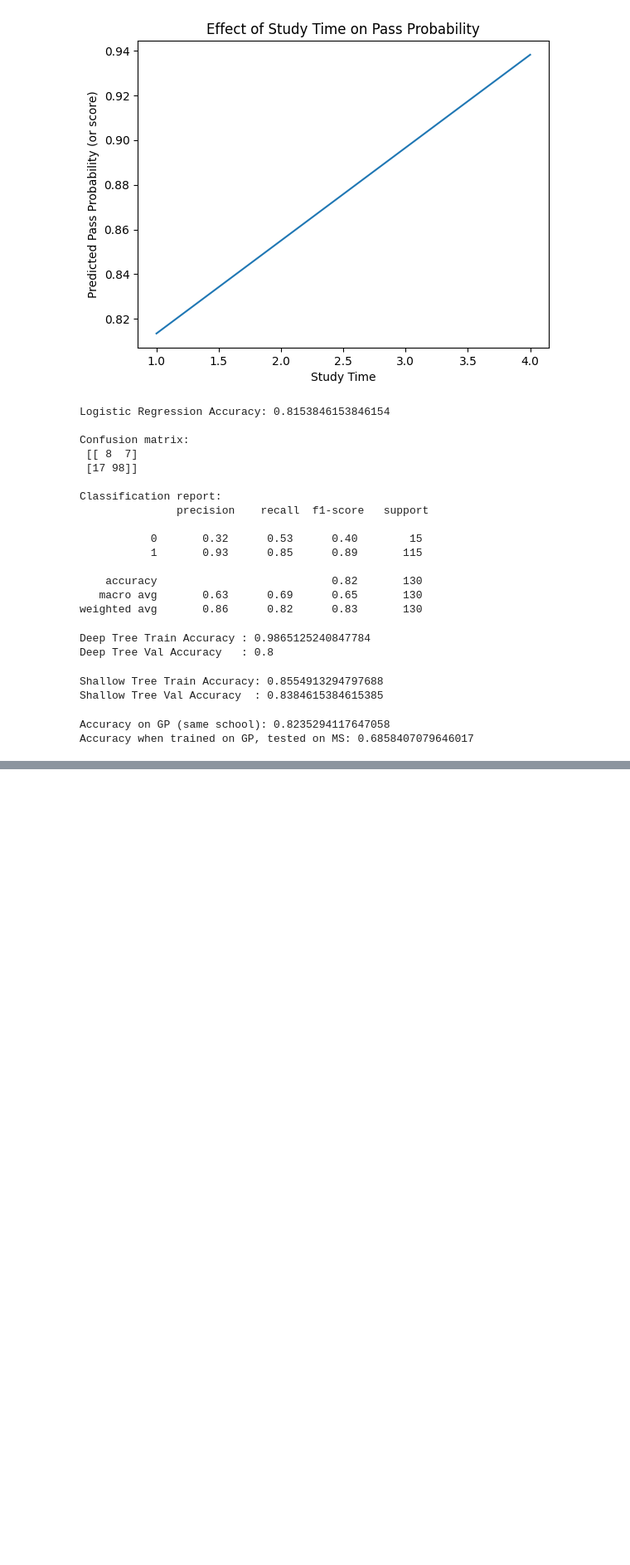
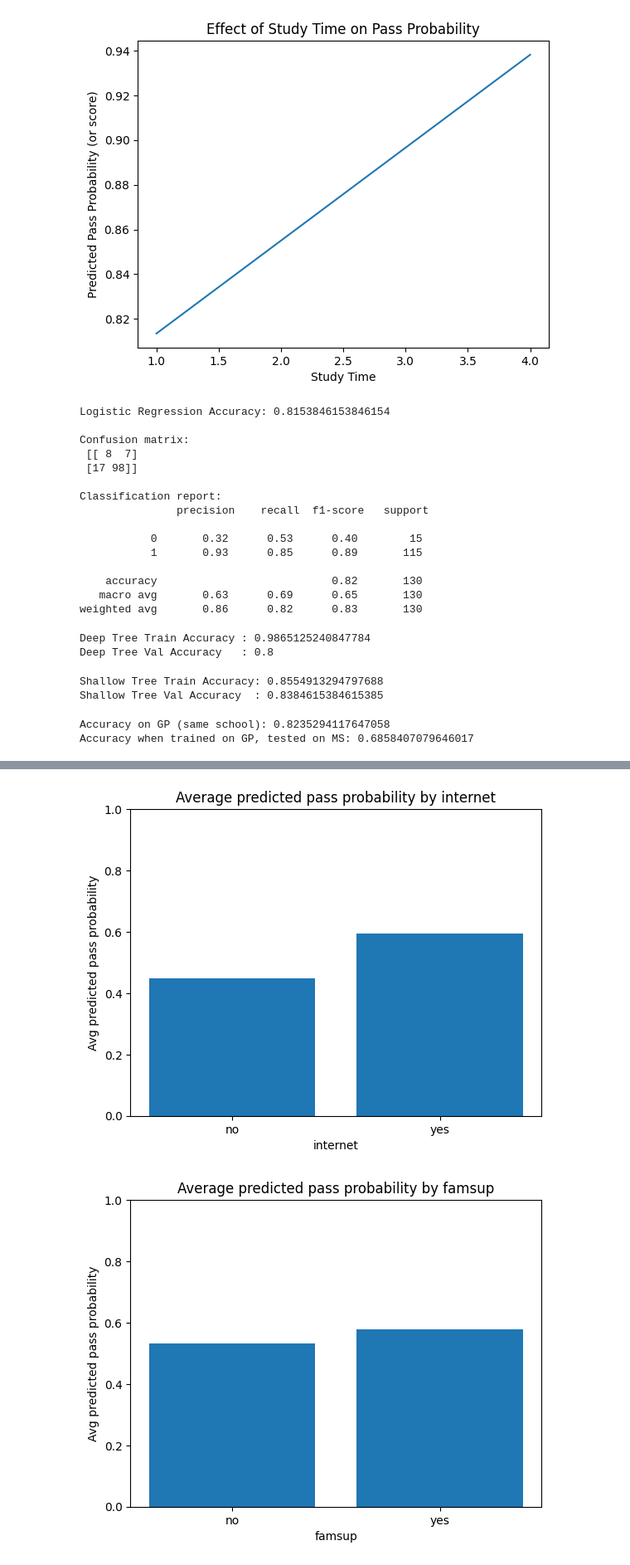
Before and after one commit to faizdevx/PREDICTING_ME, a Jupyter notebook: pred_me.ipynb, the cells around one changed output, grey strips where cells are left out. Shown at 83% size. Cells and saved outputs as stored; diff of their text form; code cells hidden in the pictures; blank space fills up the shorter version.

```diff
--- a/pred_me.ipynb
+++ b/pred_me.ipynb
@@ -599,0 +721,29 @@ plt.show()
+# %%
+import pandas as pd
+import numpy as np
+
+# Make sure we are using the same final model
+world_model = log_model  # already trained
+
+def group_pass_summary(model, df, features, group_col):
+    rows = []
+    for g, sub in df.groupby(group_col):
+        if len(sub) < 10:
+            continue  # ignore tiny groups
+        probs = model.predict_proba(sub[features])[:, 1]
+        rows.append({
+            "group_by": group_col,
+            "group": g,
+            "n_students": len(sub),
+            "avg_pass_prob": probs.mean()
+        })
+    return pd.DataFrame(rows)
+
+group_cols = ["internet", "famsup", "school", "sex"]
+
+subgroup_results = pd.concat(
+    [group_pass_summary(world_model, df, features, col) for col in group_cols],
+    ignore_index=True
+)
+
+print(subgroup_results)
@@ -599,0 +760,17 @@ plt.show()
+# %%
+import matplotlib.pyplot as plt
+
+for col in group_cols:
+    sub = subgroup_results[subgroup_results["group_by"] == col]
+    if sub.empty:
+        continue
+    plt.figure()
+    plt.bar(sub["group"].astype(str), sub["avg_pass_prob"])
+    plt.ylim(0, 1)
+    plt.title(f"Average predicted pass probability by {col}")
+    plt.xlabel(col)
+    plt.ylabel("Avg predicted pass probability")
+    plt.show()
+# %% [output]
+[figure, added]
+[figure, added]
```
Also changed, not shown: parts of 16 cells of this notebook, 1 other file.
